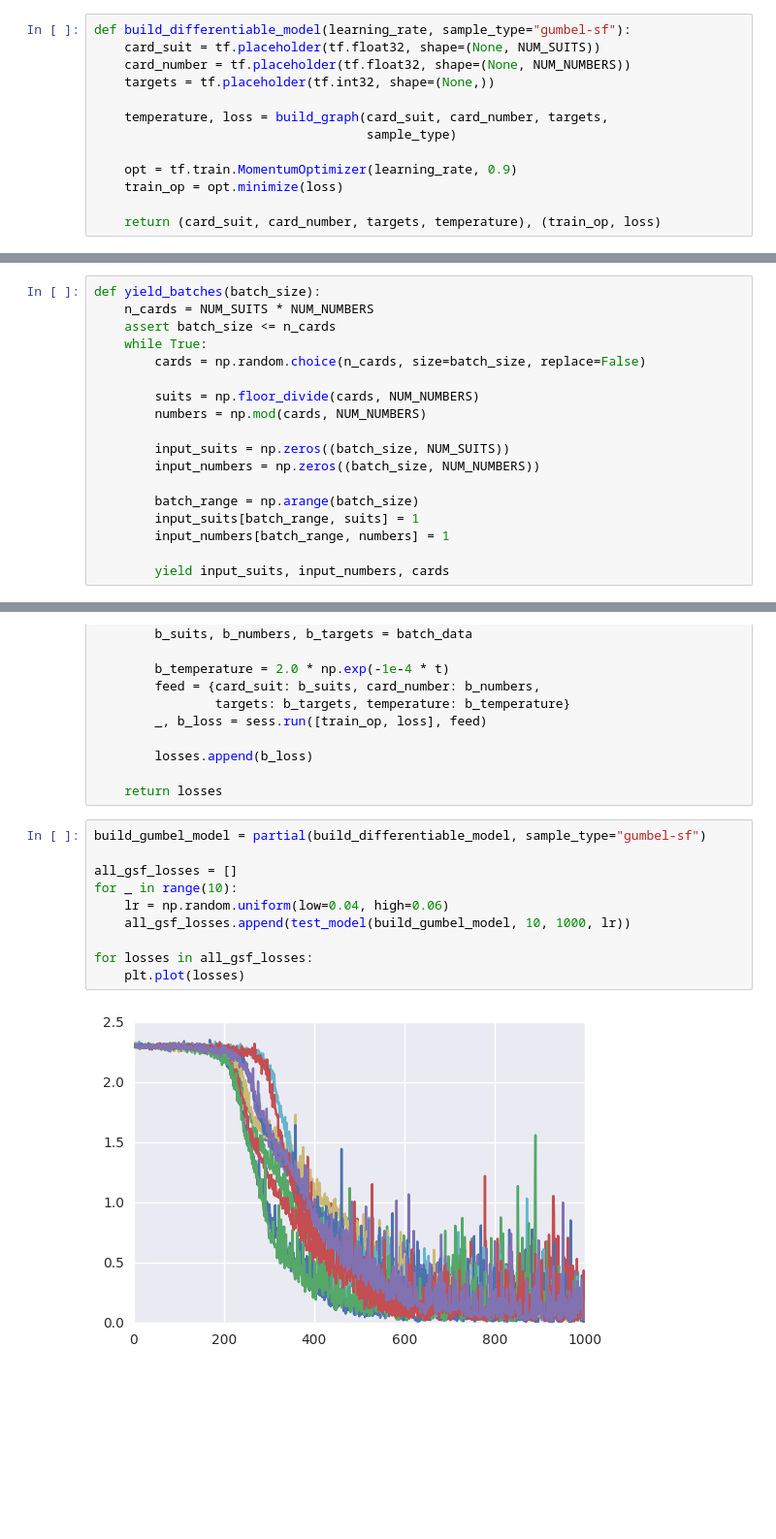
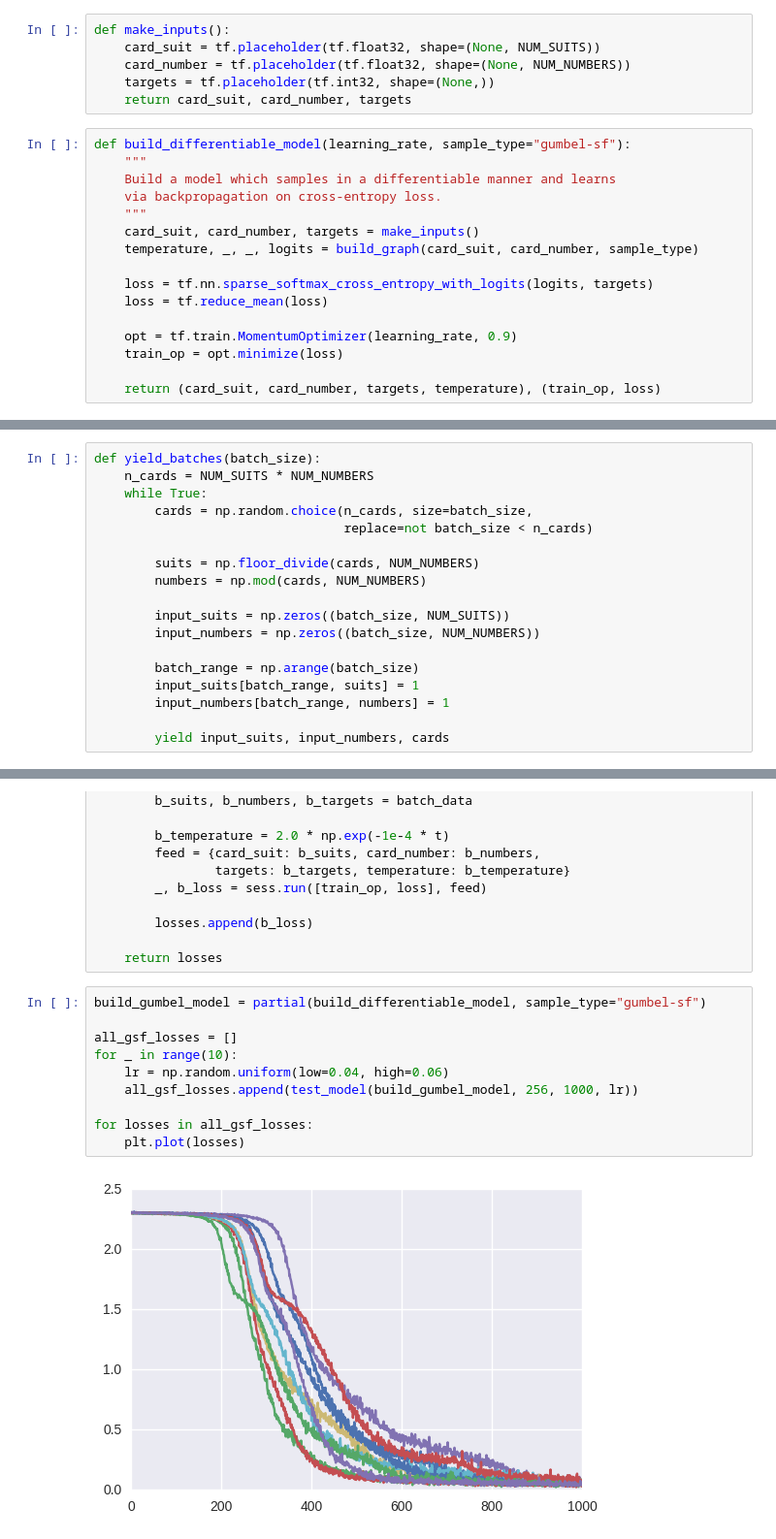
Before and after one commit to hans/ipython-notebooks, a Jupyter notebook: Gumbel-Softmax.ipynb, the cells around one changed output, grey strips where cells are left out. Shown at 97% size. Drawn from its saved outputs; the diff is of its cells as text; blank space fills up the shorter version.

```diff
--- a/Gumbel-Softmax.ipynb
+++ b/Gumbel-Softmax.ipynb
@@ -61,13 +66,22 @@ def build_graph(card_suit, card_number, targets, sample_type="gumbel-sf"):
 # %%
-def build_differentiable_model(learning_rate, sample_type="gumbel-sf"):
+def make_inputs():
     card_suit = tf.placeholder(tf.float32, shape=(None, NUM_SUITS))
     card_number = tf.placeholder(tf.float32, shape=(None, NUM_NUMBERS))
     targets = tf.placeholder(tf.int32, shape=(None,))
-
-    temperature, loss = build_graph(card_suit, card_number, targets,
-                                    sample_type)
-
-    opt = tf.train.MomentumOptimizer(learning_rate, 0.9)
-    train_op = opt.minimize(loss)
-
-    return (card_suit, card_number, targets, temperature), (train_op, loss)
+    return card_suit, card_number, targets
+# %%
+def build_differentiable_model(learning_rate, sample_type="gumbel-sf"):
+    """
+    Build a model which samples in a differentiable manner and learns
+    via backpropagation on cross-entropy loss.
+    """
+    card_suit, card_number, targets = make_inputs()
+    temperature, _, _, logits = build_graph(card_suit, card_number, sample_type)
+
+    loss = tf.nn.sparse_softmax_cross_entropy_with_logits(logits, targets)
+    loss = tf.reduce_mean(loss)
+
+    opt = tf.train.MomentumOptimizer(learning_rate, 0.9)
+    train_op = opt.minimize(loss)
+
+    return (card_suit, card_number, targets, temperature), (train_op, loss)
@@ -74,9 +128,9 @@ def build_differentiable_model(learning_rate, sample_type="gumbel-sf"):
 # %%
 def yield_batches(batch_size):
     n_cards = NUM_SUITS * NUM_NUMBERS
-    assert batch_size <= n_cards
     while True:
-        cards = np.random.choice(n_cards, size=batch_size, replace=False)
+        cards = np.random.choice(n_cards, size=batch_size,
+                                 replace=not batch_size < n_cards)
 
         suits = np.floor_divide(cards, NUM_NUMBERS)
         numbers = np.mod(cards, NUM_NUMBERS)
@@ -116,13 +170,13 @@ def test_model(build_fn, batch_size, n_iterations, learning_rate):
 # %%
 build_gumbel_model = partial(build_differentiable_model, sample_type="gumbel-sf")
 
 all_gsf_losses = []
 for _ in range(10):
     lr = np.random.uniform(low=0.04, high=0.06)
-    all_gsf_losses.append(test_model(build_gumbel_model, 10, 1000, lr))
+    all_gsf_losses.append(test_model(build_gumbel_model, 256, 1000, lr))
 
 for losses in all_gsf_losses:
     plt.plot(losses)
 # %% [output]
-[figure, old version]
+[figure, new version]
 # %%
```
Also changed, not shown: parts of 11 cells of this notebook.
